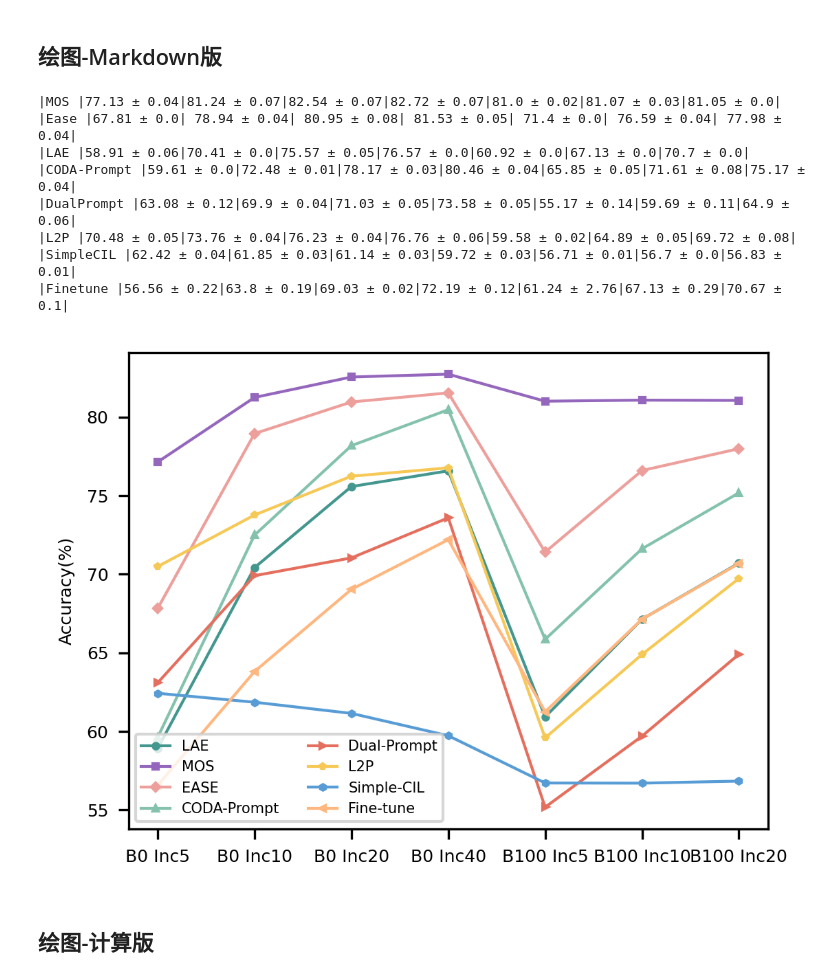
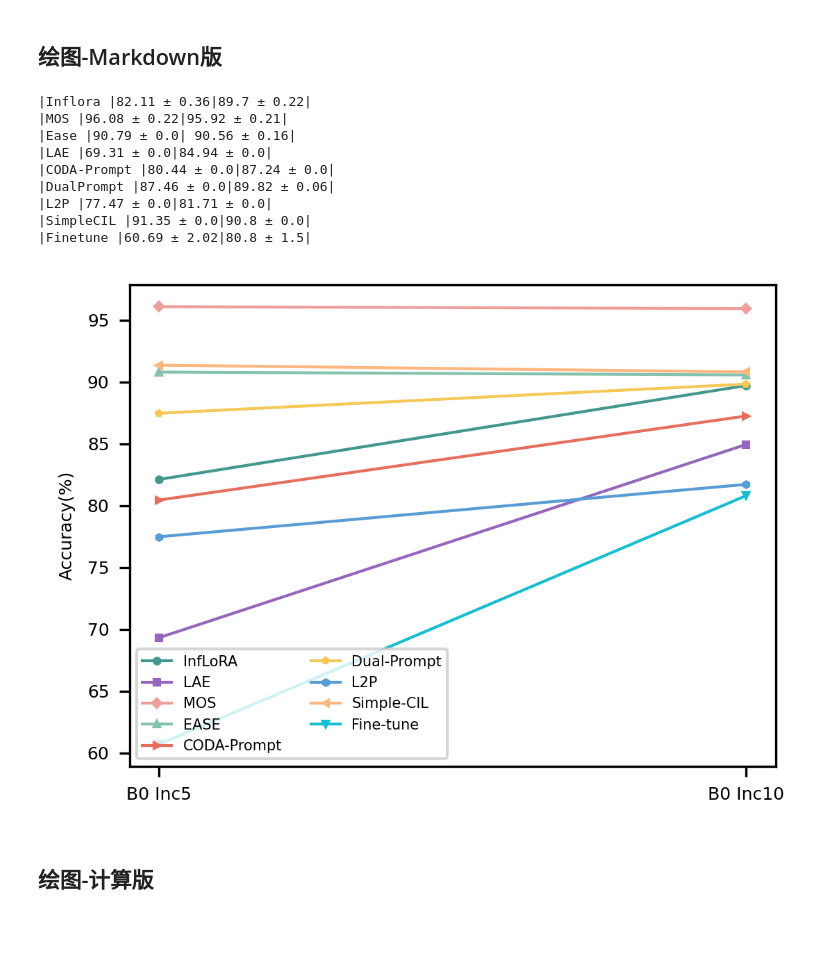
Before and after one commit to Geeks-Z/Awesome-CIL, a Jupyter notebook: utils/acc_mean_std.ipynb, the cells around one changed output. Saved outputs shown, nothing was run; the diff lists cells and outputs as text; code cells hidden in the pictures; blank space fills up the shorter version.

Commit message:
add inflora

```diff
--- a/utils/acc_mean_std.ipynb
+++ b/utils/acc_mean_std.ipynb
@@ -95,6 +103,7 @@ simple_cil = [[80.54,80.27,80.07,79.36,75.23,75.26,75.44],[80.52,80.25,80.06,79.
 # %%
 dataset = 'vtab'
 positions = ['B0 Inc5', 'B0 Inc10']
+inflora = [[81.85,89.54],[81.85,89.54],[82.62,90.01]]
 aper =  [[86.96,86.25],[86.96,86.25],[86.96,86.25]]
 lae = [[69.31,84.94],[69.31,84.94],[69.31,84.94]]
 mos = [[95.77,96.22],[96.25,95.76],[96.22,95.77]]
@@ -116,8 +125,8 @@ def calc_mean_std(data):
     std_values = np.around(np.std(data, axis=0), decimals=2)
     return mean_values.tolist(), std_values.tolist()
 # 计算每个模型的均值和方差(无记忆回放的方法)
+inflora_mean, inflora_std = calc_mean_std(inflora)
 lae_mean, lae_std = calc_mean_std(lae)
-# inflora_mean, inflora_std = calc_mean_std(inflora)
 mos_mean, mos_std = calc_mean_std(mos)
 ease_mean, ease_std = calc_mean_std(ease)
 coda_prompt_mean, coda_prompt_std = calc_mean_std(coda_prompt)
@@ -125,9 +134,9 @@ dual_prompt_mean, dual_prompt_std = calc_mean_std(dual_prompt)
 l2p_mean, l2p_std = calc_mean_std(l2p)
 simple_cil_mean, simple_cil_std = calc_mean_std(simple_cil)
 finetune_mean, finetune_std = calc_mean_std(finetune)
+print("|Inflora", "|" + "|".join([f"{mean} ± {std}" for mean, std in zip(inflora_mean, inflora_std)]) + "|")
 print("|MOS", "|" + "|".join([f"{mean} ± {std}" for mean, std in zip(mos_mean, mos_std)]) + "|")
 print("|Ease", "|" + "| ".join([f"{mean} ± {std}" for mean, std in zip(ease_mean, ease_std)]) + "|")
-# print("|Inflora", "|" + "|".join([f"{mean} ± {std}" for mean, std in zip(inflora_mean, inflora_std)]) + "|")
 print("|LAE", "|" + "|".join([f"{mean} ± {std}" for mean, std in zip(lae_mean, lae_std)]) + "|")
 print("|CODA-Prompt", "|" + "|".join([f"{mean} ± {std}" for mean, std in zip(coda_prompt_mean, coda_prompt_std)]) + "|")
 print("|DualPrompt", "|" + "|".join([f"{mean} ± {std}" for mean, std in zip(dual_prompt_mean, dual_prompt_std)]) + "|")
@@ -136,11 +145,11 @@ print("|SimpleCIL", "|" + "|".join([f"{mean} ± {std}" for mean, std in zip(simp
 print("|Finetune", "|" + "|".join([f"{mean} ± {std}" for mean, std in zip(finetune_mean, finetune_std)]) + "|")
 
 marker = ['o', 's', 'D', '^',  '>',  'p', 'h','<','v','*','+', 'x', 'D', 'd', '|', '_']
-colors = ['#43978F', "#9467bd",'#ED9F9B','#84C2AE', '#E56F5E', '#F6C957','#589CD6', '#FFB77F',"#17becf",'#BD514A','#AED185', '#EF7E33', '#B395BD', '#F9F871']
+colors = ['#43978F', "#9467bd",'#ED9F9B','#84C2AE', '#E56F5E', '#F6C957','#589CD6', '#FFB77F',"#17becf",'#BD514A','#AED185', '#EF7E33', '#B395BD', '#F9F871', '#FFB6C1', '#FF7F0E', '#2CA02C']
 
 datasets = [
+    ('InfLoRA', inflora_mean),
     ('LAE', lae_mean),
-    # ('InfLoRA', inflora_mean),
     ('MOS', mos_mean),
     ('EASE', ease_mean),
     ('CODA-Prompt', coda_prompt_mean),
@@ -177,42 +186,43 @@ else:
     print("|DER-CNN", "|" + "|".join([f"{mean} ± {std}" for mean, std in zip(der_cnn_mean, der_cnn_std)]) + "|")
     print("|DER-NME", "|" + "|".join([f"{mean} ± {std}" for mean, std in zip(der_nme_mean, der_nme_std)]) + "|")
     print("|iCaRL-CNN", "|" + "|".join([f"{mean} ± {std}" for mean, std in zip(icarl_cnn_mean, icarl_cnn_std)]) + "|")
     print("|iCaRL-NME", "|" + "|".join([f"{mean} ± {std}" for mean, std in zip(icarl_nme_mean, icarl_nme_std)]) + "|")
 
 plt.figure(dpi=300, figsize=(4, 3))  # 设置图表分辨率和尺寸
 i = 0
 for name, data in datasets:
     plt.plot(positions,data,label=name,marker=marker[i],color = colors[i], markersize=2,linewidth=1)
     i+=1
 
 # 设置图表标题和坐标轴标签
 # plt.xlabel('Inc', fontsize=6)
 plt.ylabel('Accuracy(%)', fontsize=6)
 
 plt.xticks(fontsize=6)
 plt.yticks(fontsize=6)
 
 # 设置图例
 plt.legend(fontsize=5,loc='lower left',ncol=2)  # 设置图例位置
 
 # 显示网格
 # plt.grid(True)
 
 # 调整x轴刻度，使数据点更易读
 # plt.xticks(param_counts_backbone, positions, rotation=45)
 
 # 显示图表
 plt.show()
 # %% [output]
-|MOS |77.13 ± 0.04|81.24 ± 0.07|82.54 ± 0.07|82.72 ± 0.07|81.0 ± 0.02|81.07 ± 0.03|81.05 ± 0.0|
-|Ease |67.81 ± 0.0| 78.94 ± 0.04| 80.95 ± 0.08| 81.53 ± 0.05| 71.4 ± 0.0| 76.59 ± 0.04| 77.98 ± 0.04|
-|LAE |58.91 ± 0.06|70.41 ± 0.0|75.57 ± 0.05|76.57 ± 0.0|60.92 ± 0.0|67.13 ± 0.0|70.7 ± 0.0|
-|CODA-Prompt |59.61 ± 0.0|72.48 ± 0.01|78.17 ± 0.03|80.46 ± 0.04|65.85 ± 0.05|71.61 ± 0.08|75.17 ± 0.04|
-|DualPrompt |63.08 ± 0.12|69.9 ± 0.04|71.03 ± 0.05|73.58 ± 0.05|55.17 ± 0.14|59.69 ± 0.11|64.9 ± 0.06|
-|L2P |70.48 ± 0.05|73.76 ± 0.04|76.23 ± 0.04|76.76 ± 0.06|59.58 ± 0.02|64.89 ± 0.05|69.72 ± 0.08|
-|SimpleCIL |62.42 ± 0.04|61.85 ± 0.03|61.14 ± 0.03|59.72 ± 0.03|56.71 ± 0.01|56.7 ± 0.0|56.83 ± 0.01|
-|Finetune |56.56 ± 0.22|63.8 ± 0.19|69.03 ± 0.02|72.19 ± 0.12|61.24 ± 2.76|67.13 ± 0.29|70.67 ± 0.1|
+|Inflora |82.11 ± 0.36|89.7 ± 0.22|
+|MOS |96.08 ± 0.22|95.92 ± 0.21|
+|Ease |90.79 ± 0.0| 90.56 ± 0.16|
+|LAE |69.31 ± 0.0|84.94 ± 0.0|
+|CODA-Prompt |80.44 ± 0.0|87.24 ± 0.0|
+|DualPrompt |87.46 ± 0.0|89.82 ± 0.06|
+|L2P |77.47 ± 0.0|81.71 ± 0.0|
+|SimpleCIL |91.35 ± 0.0|90.8 ± 0.0|
+|Finetune |60.69 ± 2.02|80.8 ± 1.5|
-[figure, old version]
+[figure, new version]
 # %% [markdown]
 ## 绘图-计算版
 # %%
```
Also changed, not shown: parts of 5 cells of this notebook, 14 other files.
